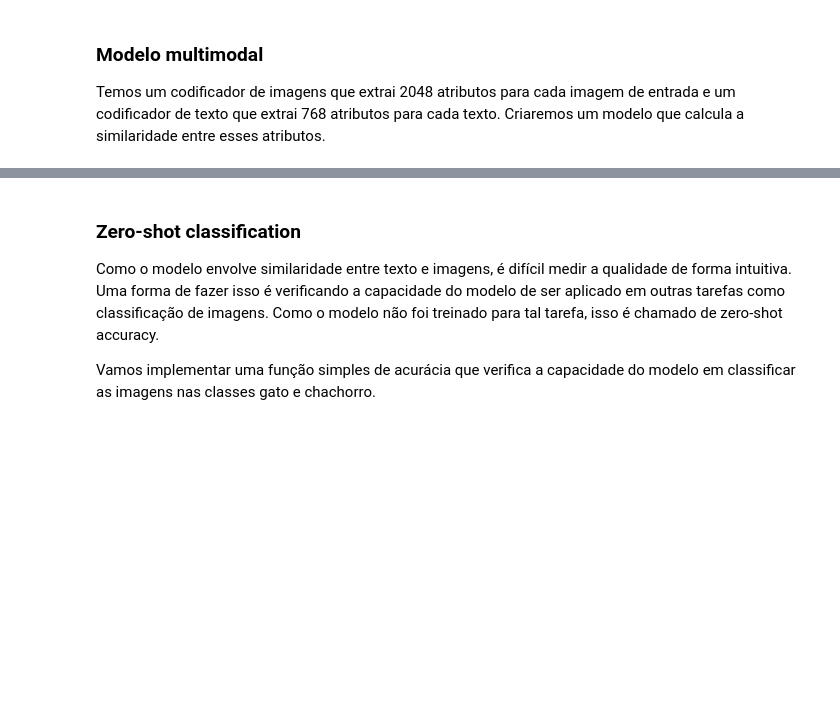
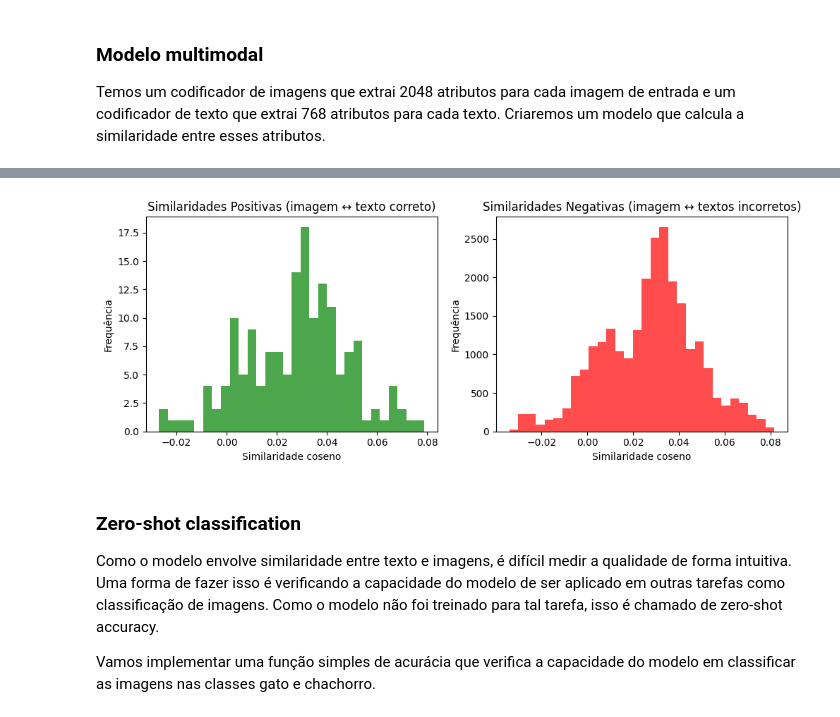
Before and after one commit to Krayth/TCC-graphs-CLIP-test2, a Jupyter notebook: 3 - Modelo multimodal CLIP.ipynb, the cells around one changed output, grey strips where cells are left out. Drawn from its saved outputs; the diff is of its cells as text; code cells hidden in the pictures; blank space fills up the shorter version.

```diff
--- a/3 - Modelo multimodal CLIP.ipynb
+++ b/3 - Modelo multimodal CLIP.ipynb
@@ -264,3 +342,33 @@ plt.show()
+# %%
+import matplotlib.pyplot as plt
+import torch
+
+# garantir diagonal segura
+num = min(sims.size(0), sims.size(1))
+pos_sims = sims[:num, :num].diagonal()
+mask = ~torch.eye(num, dtype=bool, device=sims.device)
+neg_sims = sims[:num, :num][mask]
+
+plt.figure(figsize=(10,4))
+
+# Histograma dos positivos
+plt.subplot(1,2,1)
+plt.hist(pos_sims.cpu().numpy(), bins=30, color="green", alpha=0.7)
+plt.title("Similaridades Positivas (imagem ↔ texto correto)")
+plt.xlabel("Similaridade coseno")
+plt.ylabel("Frequência")
+
+# Histograma dos negativos
+plt.subplot(1,2,2)
+plt.hist(neg_sims.cpu().numpy(), bins=30, color="red", alpha=0.7)
+plt.title("Similaridades Negativas (imagem ↔ textos incorretos)")
+plt.xlabel("Similaridade coseno")
+plt.ylabel("Frequência")
+
+plt.tight_layout()
+plt.show()
+# %% [output]
+[figure, added]
 # %% [markdown]
 ### Zero-shot classification
 
```
Also changed, not shown: parts of 9 cells of this notebook, 1 other file.
